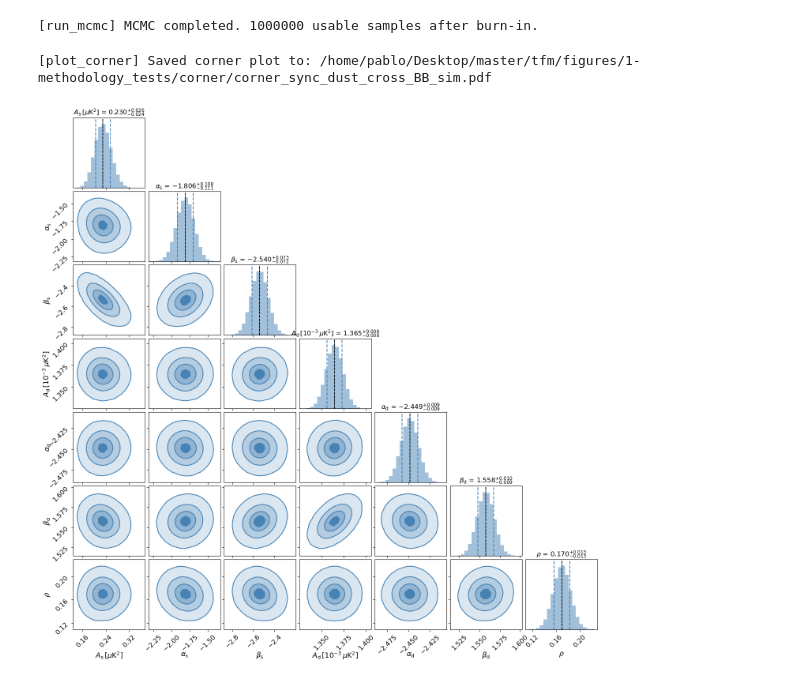
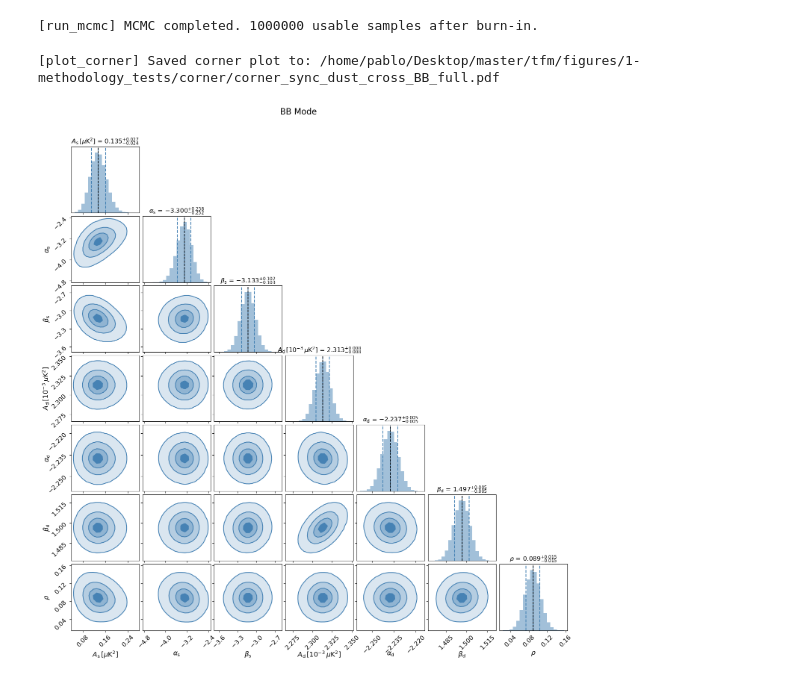
Before and after one commit to pablodeferra/tfm_pablo_de_ferra, a Jupyter notebook: python/1-methodology_tests/run_all_code.ipynb, the cells around one changed output. Drawn from its saved outputs; the diff is of its cells as text; code cells hidden in the pictures.

```diff
--- a/python/1-methodology_tests/run_all_code.ipynb
+++ b/python/1-methodology_tests/run_all_code.ipynb
@@ -16,7 +16,7 @@ planck_bands = ['30', '44', '70', '100', '143', '217', '353']
 
 band_list = quijote_bands + wmap_bands + planck_bands
 
-name_suffix = '_sim'
+name_suffix = '_full'
 
 # Differential Assemblies (DAs) per frequency band
 BANDS = {
@@ -32,11 +32,15 @@ dl = 10
 
 mask_select = masks['QUIJOTE_galcut']['galcut10_10mk']
 mask_name = mask_select['name']
-use_simulated_maps = True
+use_simulated_maps = False
 use_white_noise = False
+use_noise = False # Use noise simulations instead of the HMDM
 out_path = '/home/pablo/Desktop/master/tfm/spectra/'
 path_spectra = os.path.join(out_path, f'power_spectra_{mask_name}{name_suffix}.fits')
-path_hmdm_spectra = os.path.join(out_path, f'power_spectra_{mask_name}_hmdm{name_suffix}.fits')
+if use_noise:
+    path_hmdm_spectra = os.path.join(out_path, f'power_spectra_{mask_name}_noise_sim{name_suffix}.fits')
+else:
+    path_hmdm_spectra = os.path.join(out_path, f'power_spectra_{mask_name}_hmdm{name_suffix}.fits')
 path_avg_std_skyplusnoise = os.path.join(out_path, f'spectra_avg_std_{mask_name}_avg_std{n_sim}_skyplusnoise{name_suffix}.fits')
 path_avg_std_noise = os.path.join(out_path, f'spectra_avg_std_{mask_name}_avg_std{n_sim}_noise{name_suffix}.fits')
 path_corrected_spectra = os.path.join(out_path, f'corrected_power_spectra_{mask_name}{name_suffix}.fits')
@@ -128,7 +132,7 @@ Saved power spectra matrix to /home/pablo/Desktop/master/tfm/spectra/power_spect
 # %%
 # 5. Compute HMDM spectra
 hmdm_spectra_matrix = functions.compute_hmdm_power_spectra(
-    data, band_list, mask, b, workspaces=workspaces, lmax=lmax
+    data, band_list, mask, b, workspaces=workspaces, lmax=lmax, use_noise=use_noise
 )
 
 # 6. Save spectra matrix into a FITS file
@@ -262,7 +266,7 @@ sampler, samples_full, samples_free, param_map = functions.run_mcmc(
 [run_mcmc] MCMC completed. 1000000 usable samples after burn-in.
 # %%
 # Plot and save the corner plot
-fig = functions.plot_corner(samples_free, param_map, save_path)
+fig = functions.plot_corner(samples_free, param_map, save_path, title=f'{fit_mode} Mode')
 # %% [output]
-[plot_corner] Saved corner plot to: /home/pablo/Desktop/master/tfm/figures/1-methodology_tests/corner/corner_sync_dust_cross_BB_sim.pdf
+[plot_corner] Saved corner plot to: /home/pablo/Desktop/master/tfm/figures/1-methodology_tests/corner/corner_sync_dust_cross_BB_full.pdf
-[figure, old version]
+[figure, new version]
```
Also changed, not shown: parts of 4 cells of this notebook, 31 other files.
